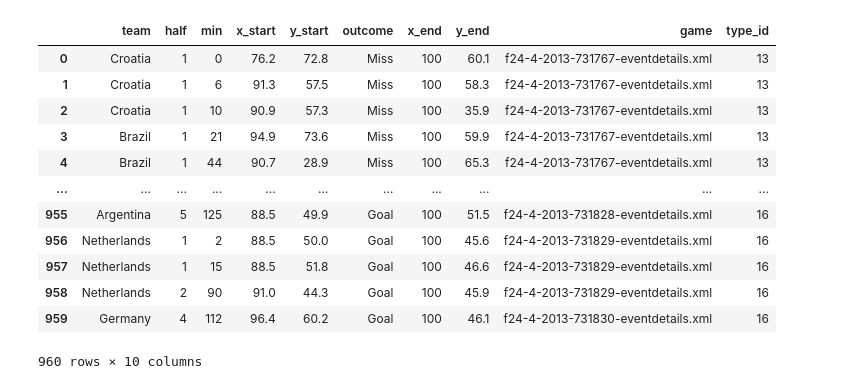
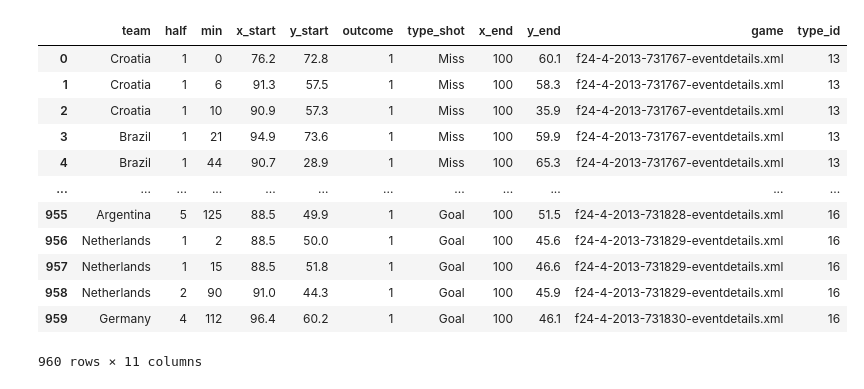
Before and after one commit to jgraver7/MDS-Project, a Jupyter notebook: Shots.ipynb, the cells around one changed output. Drawn from its saved outputs; the diff is of its cells as text; code cells hidden in the pictures.

```diff
--- a/Shots.ipynb
+++ b/Shots.ipynb
@@ -44,7 +45,8 @@ for x in matches:
 
                 x_start.append(event.attrib.get("x"))
                 y_start.append(event.attrib.get("y"))
-                outcome.append('Miss')
+                outcome.append(event.attrib.get("outcome"))
+                type_shot.append("Miss")
                 minute.append(event.attrib.get("min"))
                 half.append(event.attrib.get("period_id"))
                 team.append(team_dict[event.attrib.get("team_id")])
@@ -72,7 +74,8 @@ for x in matches:
 
                 x_start.append(event.attrib.get("x"))
                 y_start.append(event.attrib.get("y"))
-                outcome.append('Woodwork')
+                outcome.append(event.attrib.get("outcome"))
+                type_shot.append("Woodwork")
                 minute.append(event.attrib.get("min"))
                 half.append(event.attrib.get("period_id"))
                 team.append(team_dict[event.attrib.get("team_id")])
@@ -100,7 +103,8 @@ for x in matches:
 
                 x_start.append(event.attrib.get("x"))
                 y_start.append(event.attrib.get("y"))
-                outcome.append('Save')
+                outcome.append(event.attrib.get("outcome"))
+                type_shot.append("Save")
                 minute.append(event.attrib.get("min"))
                 half.append(event.attrib.get("period_id"))
                 team.append(team_dict[event.attrib.get("team_id")])
@@ -114,8 +118,8 @@ for x in matches:
                     if qualifier.attrib.get("qualifier_id") == "147":
                         y_end.append(qualifier.attrib.get("value"))
                     if qualifier.attrib.get("qualifier_id") == "82":
-                        outcome.pop(-1)
-                        outcome.append("Block")
+                        type_shot.pop(-1)
+                        type_shot.append("Block")
 # %%
 for x in matches:
 
@@ -132,7 +136,8 @@ for x in matches:
 
                 x_start.append(event.attrib.get("x"))
                 y_start.append(event.attrib.get("y"))
-                outcome.append('Goal')
+                outcome.append(event.attrib.get("outcome"))
+                type_shot.append("Goal")
                 minute.append(event.attrib.get("min"))
                 half.append(event.attrib.get("period_id"))
                 team.append(team_dict[event.attrib.get("team_id")])
@@ -145,25 +150,25 @@ for x in matches:
                         x_end.append(100)
                         y_end.append(qualifier.attrib.get("value"))
 # %%
-column_titles = ["team", "half", "min", "x_start", "y_start", "outcome", "x_end", "y_end", "game", "type_id"]
-final_table = pd.DataFrame(data=[team, half, minute, x_start, y_start, outcome, x_end, y_end, game_num, type_id],
+column_titles = ["team", "half", "min", "x_start", "y_start", "outcome", "type_shot", "x_end", "y_end", "game", "type_id"]
+final_table = pd.DataFrame(data=[team, half, minute, x_start, y_start, outcome, type_shot, x_end, y_end, game_num, type_id],
                            index=column_titles)
 final_table = final_table.T
 final_table
 # %% [output]
-|  | team | half | min | x_start | y_start | outcome | x_end | y_end | game | type_id |
-| 0 | Croatia | 1 | 0 | 76.2 | 72.8 | Miss | 100 | 60.1 | f24-4-2013-731767-eventdetails.xml | 13 |
-| 1 | Croatia | 1 | 6 | 91.3 | 57.5 | Miss | 100 | 58.3 | f24-4-2013-731767-eventdetails.xml | 13 |
-| 2 | Croatia | 1 | 10 | 90.9 | 57.3 | Miss | 100 | 35.9 | f24-4-2013-731767-eventdetails.xml | 13 |
-| 3 | Brazil | 1 | 21 | 94.9 | 73.6 | Miss | 100 | 59.9 | f24-4-2013-731767-eventdetails.xml | 13 |
-| 4 | Brazil | 1 | 44 | 90.7 | 28.9 | Miss | 100 | 65.3 | f24-4-2013-731767-eventdetails.xml | 13 |
-| ... | ... | ... | ... | ... | ... | ... | ... | ... | ... | ... |
-| 955 | Argentina | 5 | 125 | 88.5 | 49.9 | Goal | 100 | 51.5 | f24-4-2013-731828-eventdetails.xml | 16 |
-| 956 | Netherlands | 1 | 2 | 88.5 | 50.0 | Goal | 100 | 45.6 | f24-4-2013-731829-eventdetails.xml | 16 |
-| 957 | Netherlands | 1 | 15 | 88.5 | 51.8 | Goal | 100 | 46.6 | f24-4-2013-731829-eventdetails.xml | 16 |
-| 958 | Netherlands | 2 | 90 | 91.0 | 44.3 | Goal | 100 | 45.9 | f24-4-2013-731829-eventdetails.xml | 16 |
-| 959 | Germany | 4 | 112 | 96.4 | 60.2 | Goal | 100 | 46.1 | f24-4-2013-731830-eventdetails.xml | 16 |
+|  | team | half | min | x_start | y_start | outcome | type_shot | x_end | y_end | game | type_id |
+| 0 | Croatia | 1 | 0 | 76.2 | 72.8 | 1 | Miss | 100 | 60.1 | f24-4-2013-731767-eventdetails.xml | 13 |
+| 1 | Croatia | 1 | 6 | 91.3 | 57.5 | 1 | Miss | 100 | 58.3 | f24-4-2013-731767-eventdetails.xml | 13 |
+| 2 | Croatia | 1 | 10 | 90.9 | 57.3 | 1 | Miss | 100 | 35.9 | f24-4-2013-731767-eventdetails.xml | 13 |
+| 3 | Brazil | 1 | 21 | 94.9 | 73.6 | 1 | Miss | 100 | 59.9 | f24-4-2013-731767-eventdetails.xml | 13 |
+| 4 | Brazil | 1 | 44 | 90.7 | 28.9 | 1 | Miss | 100 | 65.3 | f24-4-2013-731767-eventdetails.xml | 13 |
+| ... | ... | ... | ... | ... | ... | ... | ... | ... | ... | ... | ... |
+| 955 | Argentina | 5 | 125 | 88.5 | 49.9 | 1 | Goal | 100 | 51.5 | f24-4-2013-731828-eventdetails.xml | 16 |
+| 956 | Netherlands | 1 | 2 | 88.5 | 50.0 | 1 | Goal | 100 | 45.6 | f24-4-2013-731829-eventdetails.xml | 16 |
+| 957 | Netherlands | 1 | 15 | 88.5 | 51.8 | 1 | Goal | 100 | 46.6 | f24-4-2013-731829-eventdetails.xml | 16 |
+| 958 | Netherlands | 2 | 90 | 91.0 | 44.3 | 1 | Goal | 100 | 45.9 | f24-4-2013-731829-eventdetails.xml | 16 |
+| 959 | Germany | 4 | 112 | 96.4 | 60.2 | 1 | Goal | 100 | 46.1 | f24-4-2013-731830-eventdetails.xml | 16 |
-960 rows × 10 columns
+960 rows × 11 columns
 # %%
 final_table = final_table.replace('f24-4-2013-731767-eventdetails.xml','Brazil vs Croatia')
 final_table = final_table.replace('f24-4-2013-731769-eventdetails.xml','Spain vs Netherlands')
```
Also changed, not shown: parts of 1 cell of this notebook, 13 other files.
